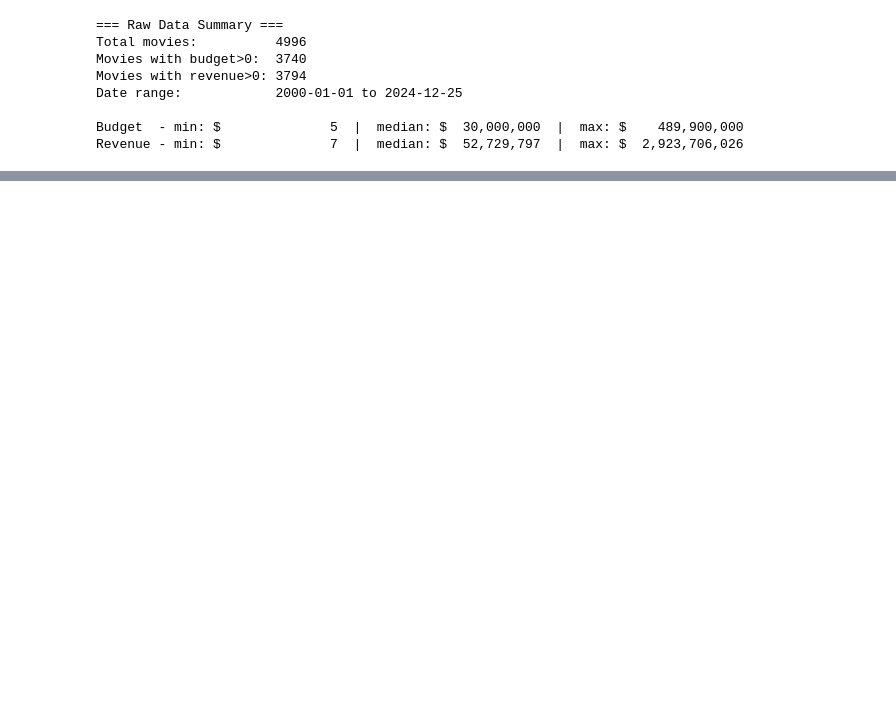
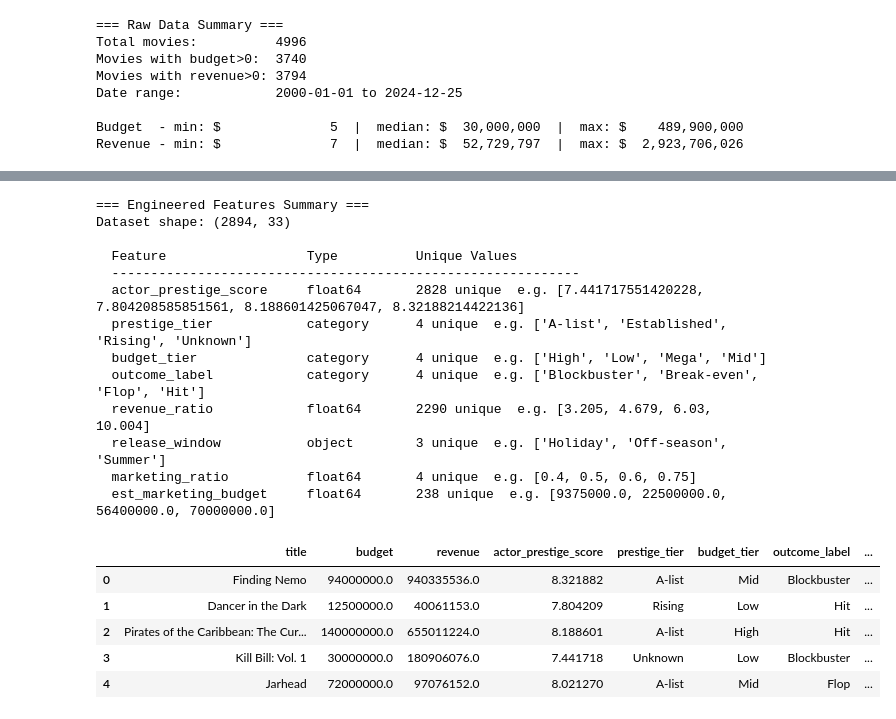
Before and after one commit to stefhooy/box-office-bayesian, a Jupyter notebook: blockbuster_formula.ipynb, the cells around one changed output, grey strips where cells are left out. Drawn from its saved outputs; the diff is of its cells as text; code cells hidden in the pictures; blank space fills up the shorter version.

Commit message:
Section 3 - Feature Engineering with Actor Prestige is Done

```diff
--- a/blockbuster_formula.ipynb
+++ b/blockbuster_formula.ipynb
@@ -280,0 +791,22 @@ Revenue - min: $              7  |  median: $  52,729,797  |  max: $  2,923,706,
+# %%
+# Feature 4: Release Window
+# Hollywood releases films strategically around high-attendance periods.
+# We define three windows based on release month:
+#   Summer:    May, June, July, August      (peak blockbuster season)
+#   Holiday:   November, December           (Oscar season + Christmas)
+#   Off-season: all other months            (lower competition)
+
+def release_window(month: int) -> str:
+    if month in [5, 6, 7, 8]:
+        return 'Summer'
+    elif month in [11, 12]:
+        return 'Holiday'
+    else:
+        return 'Off-season'
+
+df['release_window'] = df['release_month'].apply(release_window)
+
+print('Release Window distribution:')
+counts = df['release_window'].value_counts()
+for window, count in counts.items():
+    print(f'  {window:<12} {count:>6,}  ({count/total*100:.1f}%)')
@@ -280,0 +851,42 @@ Revenue - min: $              7  |  median: $  52,729,797  |  max: $  2,923,706,
+# %%
+# Summary of all engineered features
+engineered_cols = [
+    'actor_prestige_score', 'prestige_tier',
+    'budget_tier', 'outcome_label', 'revenue_ratio',
+    'release_window', 'marketing_ratio', 'est_marketing_budget'
+]
+
+print('=== Engineered Features Summary ===')
+print(f'Dataset shape: {df.shape}')
+print()
+print(f'  {"Feature":<24} {"Type":<12}  {"Unique Values"}')
+print('  ' + '-' * 60)
+for col in engineered_cols:
+    dtype   = str(df[col].dtype)
+    n_unique = df[col].nunique()
+    sample  = str(sorted(df[col].dropna().unique()[:4].tolist()))
+    print(f'  {col:<24} {dtype:<12}  {n_unique} unique  e.g. {sample}')
+
+print()
+df[['title', 'budget', 'revenue', 'actor_prestige_score',
+    'prestige_tier', 'budget_tier', 'outcome_label', 'release_window']].head(5)
+# %% [output]
+=== Engineered Features Summary ===
+Dataset shape: (2894, 33)
+
+  Feature                  Type          Unique Values
+  ------------------------------------------------------------
+  actor_prestige_score     float64       2828 unique  e.g. [7.441717551420228, 7.804208585851561, 8.188601425067047, 8.32188214422136]
+  prestige_tier            category      4 unique  e.g. ['A-list', 'Established', 'Rising', 'Unknown']
+  budget_tier              category      4 unique  e.g. ['High', 'Low', 'Mega', 'Mid']
+  outcome_label            category      4 unique  e.g. ['Blockbuster', 'Break-even', 'Flop', 'Hit']
+  revenue_ratio            float64       2290 unique  e.g. [3.205, 4.679, 6.03, 10.004]
+  release_window           object        3 unique  e.g. ['Holiday', 'Off-season', 'Summer']
+  marketing_ratio          float64       4 unique  e.g. [0.4, 0.5, 0.6, 0.75]
+  est_marketing_budget     float64       238 unique  e.g. [9375000.0, 22500000.0, 56400000.0, 70000000.0]
+|  | title | budget | revenue | actor_prestige_score | prestige_tier | budget_tier | outcome_label | ... |
+| 0 | Finding Nemo | 94000000.0 | 940335536.0 | 8.321882 | A-list | Mid | Blockbuster | ... |
+| 1 | Dancer in the Dark | 12500000.0 | 40061153.0 | 7.804209 | Rising | Low | Hit | ... |
+| 2 | Pirates of the Caribbean: The Cur... | 140000000.0 | 655011224.0 | 8.188601 | A-list | High | Hit | ... |
+| 3 | Kill Bill: Vol. 1 | 30000000.0 | 180906076.0 | 7.441718 | Unknown | Low | Blockbuster | ... |
+| 4 | Jarhead | 72000000.0 | 97076152.0 | 8.021270 | A-list | Mid | Flop | ... |
```
Also changed, not shown: parts of 18 cells of this notebook, 2 other files.
